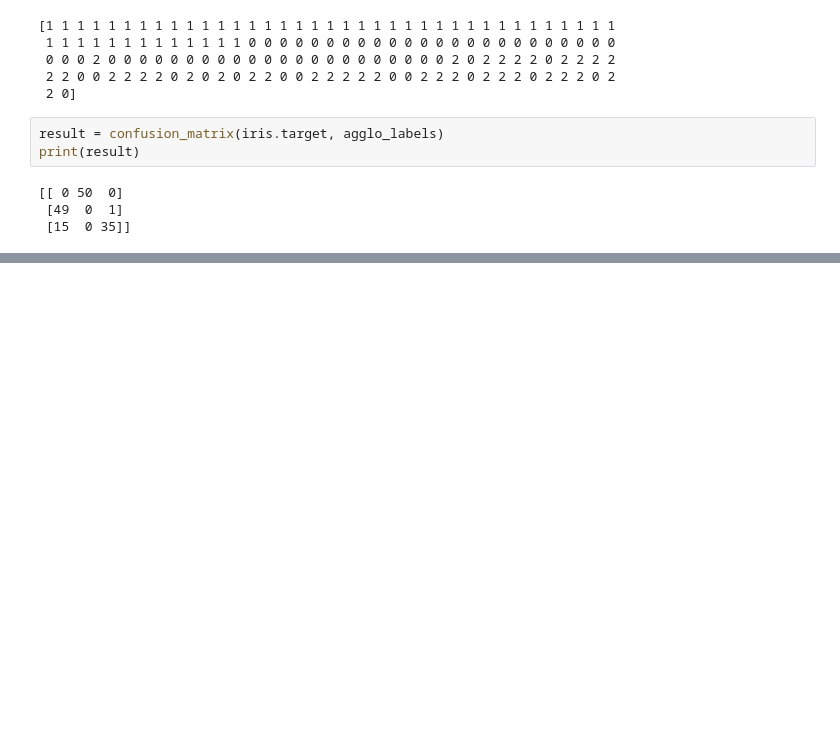
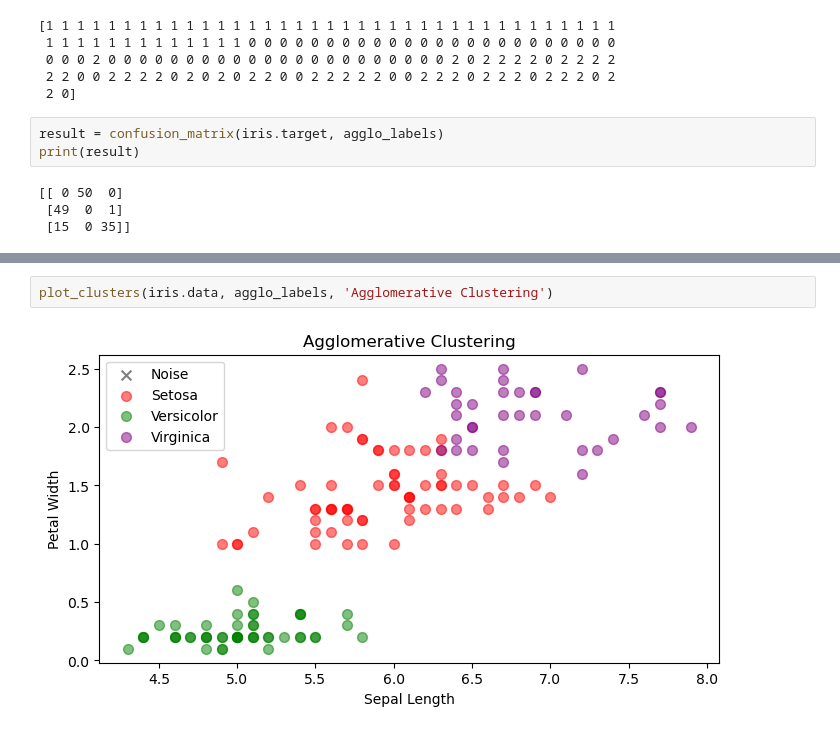
Before and after one commit to CaioFML/IA_studies, a Jupyter notebook: formacao_completa_inteligencia_artificial_e_machine_learning/section_3/clusters_kmeans.ipynb, the cells around one changed output, grey strips where cells are left out. Drawn from its saved outputs; the diff is of its cells as text; blank space fills up the shorter version.

```diff
--- a/formacao_completa_inteligencia_artificial_e_machine_learning/section_3/clusters_kmeans.ipynb
+++ b/formacao_completa_inteligencia_artificial_e_machine_learning/section_3/clusters_kmeans.ipynb
@@ -84,0 +107,4 @@ print(result)
+# %%
+plot_clusters(iris.data, agglo_labels, 'Agglomerative Clustering')
+# %% [output]
+[figure, added]
```
Also changed, not shown: parts of 4 cells of this notebook.
